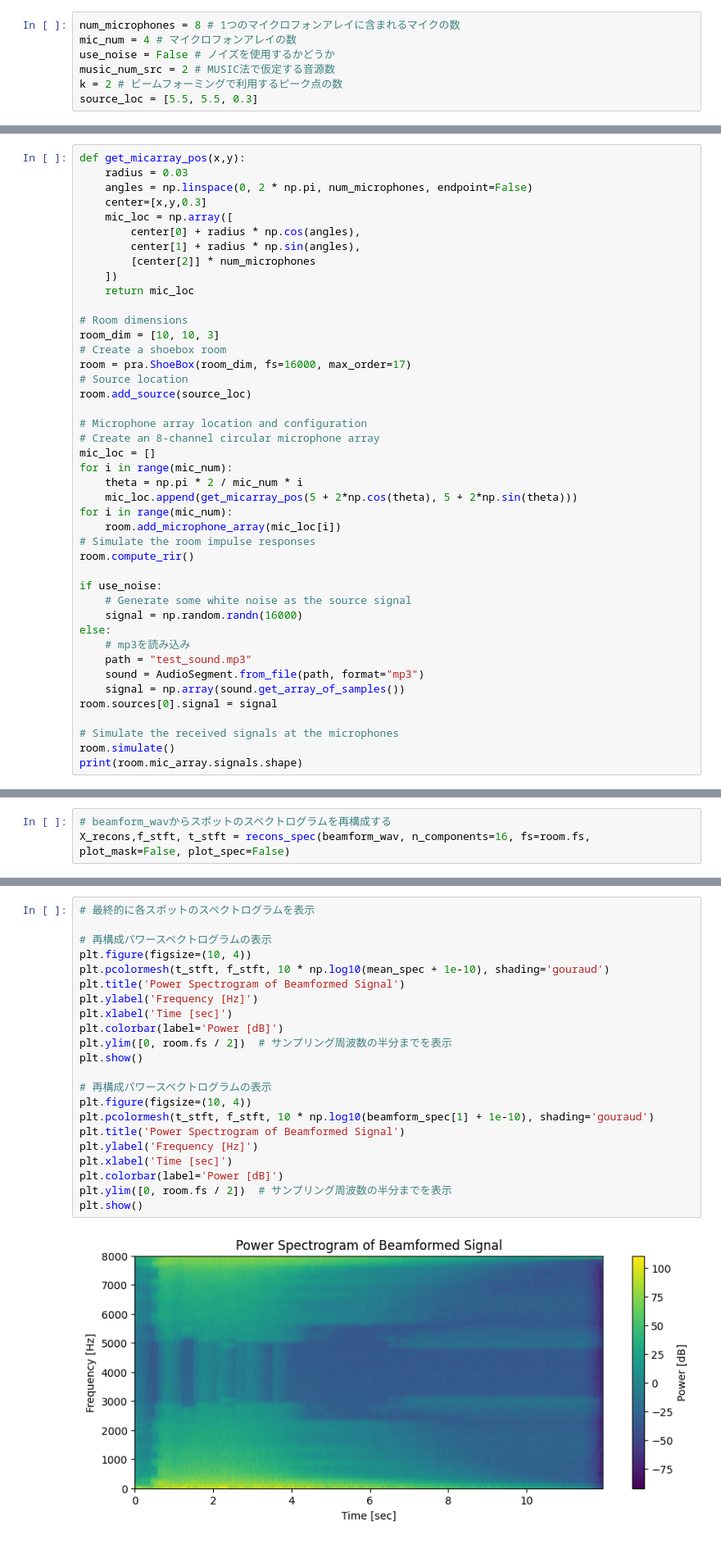
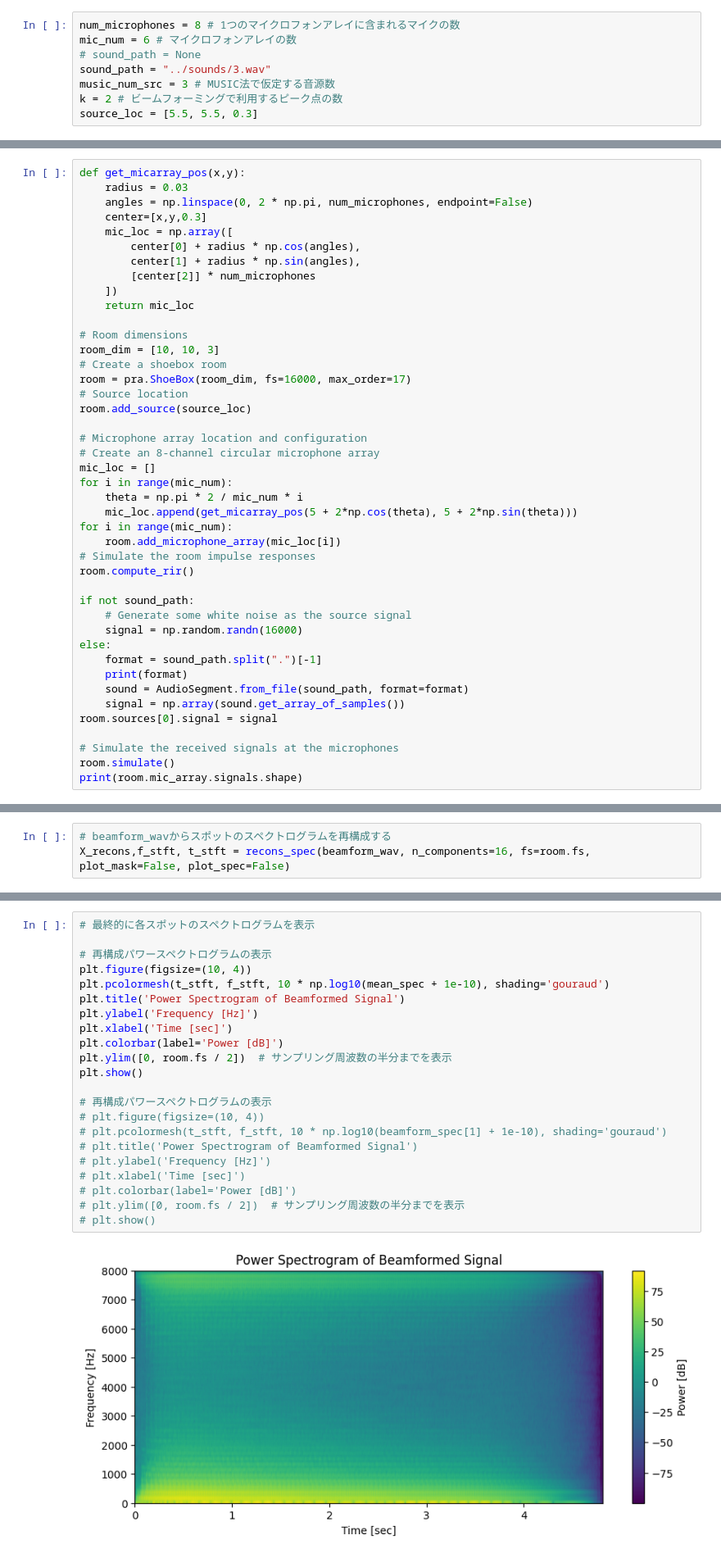
Before and after one commit to Azuma413/SoundIL, a Jupyter notebook: workspace/test.ipynb, the cells around one changed output, grey strips where cells are left out. Shown at 82% size. Cells and saved outputs as stored; diff of their text form.

Commit message:
SoundCamera実装

```diff
--- a/workspace/test.ipynb
+++ b/workspace/test.ipynb
@@ -17,9 +16,10 @@ from sklearn.decomposition import NMF
 from pydub import AudioSegment
 # %%
 num_microphones = 8 # 1つのマイクロフォンアレイに含まれるマイクの数
-mic_num = 4 # マイクロフォンアレイの数
-use_noise = False # ノイズを使用するかどうか
-music_num_src = 2 # MUSIC法で仮定する音源数
+mic_num = 6 # マイクロフォンアレイの数
+# sound_path = None
+sound_path = "../sounds/3.wav"
+music_num_src = 3 # MUSIC法で仮定する音源数
 k = 2 # ビームフォーミングで利用するピーク点の数
 source_loc = [5.5, 5.5, 0.3]
 # %%
@@ -146,13 +146,13 @@ for i in range(mic_num):
 # Simulate the room impulse responses
 room.compute_rir()
 
-if use_noise:
+if not sound_path:
     # Generate some white noise as the source signal
     signal = np.random.randn(16000)
 else:
-    # mp3を読み込み
-    path = "test_sound.mp3"
-    sound = AudioSegment.from_file(path, format="mp3")
+    format = sound_path.split(".")[-1]
+    print(format)
+    sound = AudioSegment.from_file(sound_path, format=format)
     signal = np.array(sound.get_array_of_samples())
 room.sources[0].signal = signal
 
@@ -413,24 +418,24 @@ print(mean_spec.shape)
 # %%
 # 最終的に各スポットのスペクトログラムを表示
 
 # 再構成パワースペクトログラムの表示
 plt.figure(figsize=(10, 4))
 plt.pcolormesh(t_stft, f_stft, 10 * np.log10(mean_spec + 1e-10), shading='gouraud')
 plt.title('Power Spectrogram of Beamformed Signal')
 plt.ylabel('Frequency [Hz]')
 plt.xlabel('Time [sec]')
 plt.colorbar(label='Power [dB]')
 plt.ylim([0, room.fs / 2])  # サンプリング周波数の半分までを表示
 plt.show()
 
 # 再構成パワースペクトログラムの表示
-plt.figure(figsize=(10, 4))
-plt.pcolormesh(t_stft, f_stft, 10 * np.log10(beamform_spec[1] + 1e-10), shading='gouraud')
-plt.title('Power Spectrogram of Beamformed Signal')
-plt.ylabel('Frequency [Hz]')
-plt.xlabel('Time [sec]')
-plt.colorbar(label='Power [dB]')
-plt.ylim([0, room.fs / 2])  # サンプリング周波数の半分までを表示
-plt.show()
+# plt.figure(figsize=(10, 4))
+# plt.pcolormesh(t_stft, f_stft, 10 * np.log10(beamform_spec[1] + 1e-10), shading='gouraud')
+# plt.title('Power Spectrogram of Beamformed Signal')
+# plt.ylabel('Frequency [Hz]')
+# plt.xlabel('Time [sec]')
+# plt.colorbar(label='Power [dB]')
+# plt.ylim([0, room.fs / 2])  # サンプリング周波数の半分までを表示
+# plt.show()
 # %% [output]
-[figure, old version]
+[figure, new version]
```
Also changed, not shown: parts of 9 cells of this notebook, 18 other files.
